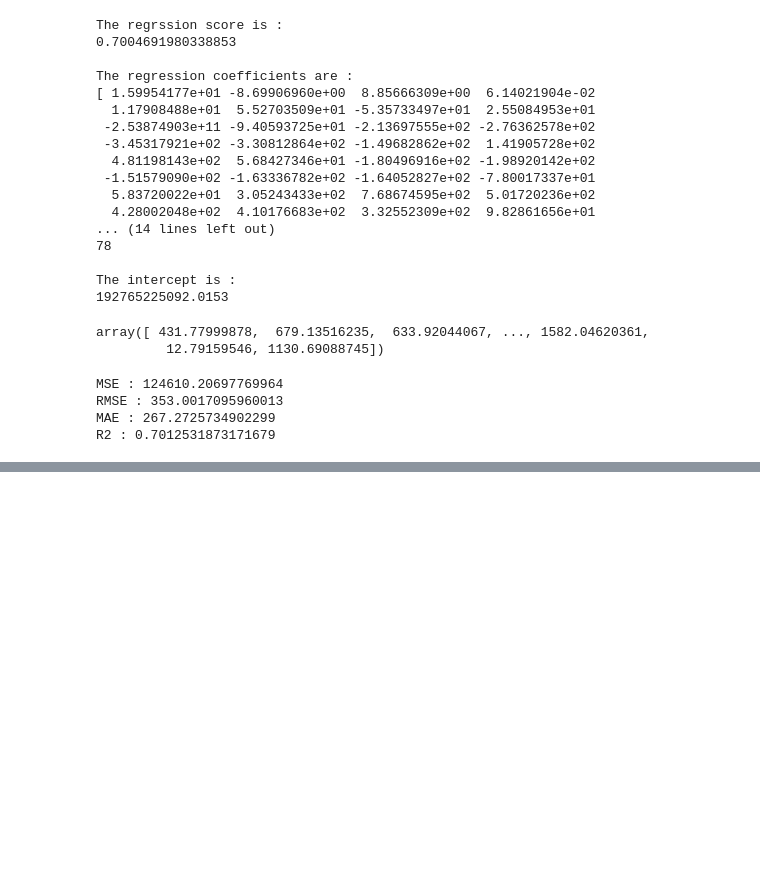
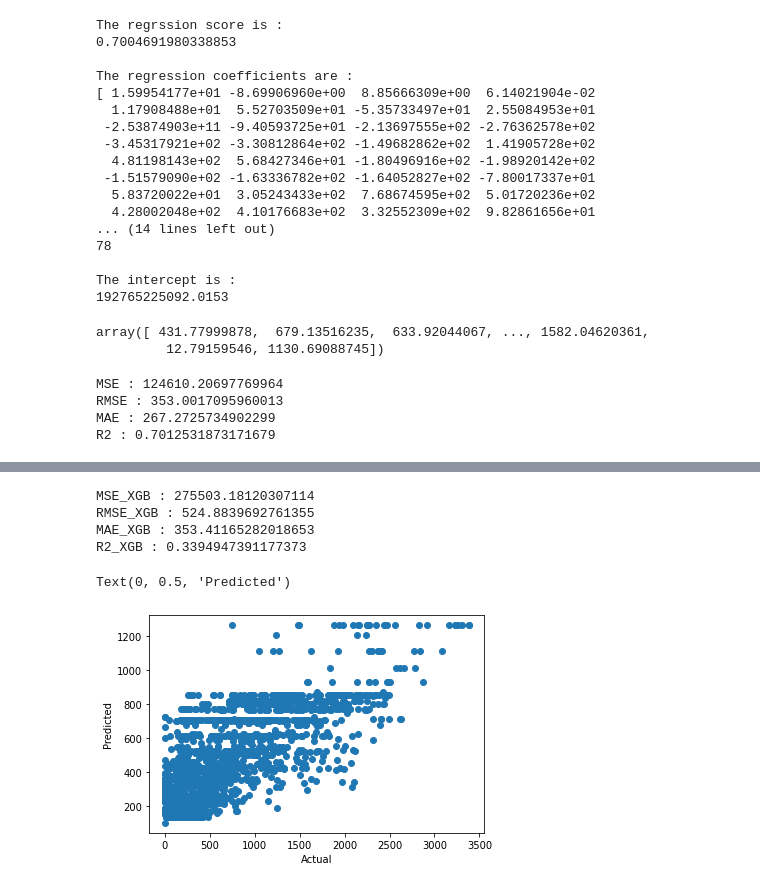
Before and after one commit to Bibhuti-MLAI/Bike-Sharing-Demand-Prediction, a Jupyter notebook: Bike_Sharing_Demand_Prediction_Capstone_Project.ipynb, the cells around one changed output, grey strips where cells are left out. Cells and saved outputs as stored; diff of their text form; code cells hidden in the pictures; blank space fills up the shorter version.

```diff
--- a/Bike_Sharing_Demand_Prediction_Capstone_Project.ipynb
+++ b/Bike_Sharing_Demand_Prediction_Capstone_Project.ipynb
@@ -367,0 +567,11 @@ R2 : 0.7012531873171679
+# %%
+import xgboost as xg
+# Instantiation
+xgb_r = xg.XGBRegressor(objective ='reg:linear',
+                  n_estimators = 10, seed = 123)
+# %%
+# Fitting the model
+xgb_r.fit(x_train,y_train)
+
+# Predict the model
+ypred_xgb = xgb_r.predict(x_test)
@@ -367,0 +580,28 @@ R2 : 0.7012531873171679
+# %%
+from sklearn.metrics import mean_squared_error
+MSE_XGB= mean_squared_error(y_test, ypred_xgb)
+print("MSE_XGB :",MSE_XGB)
+
+
+RMSE_XGB=np.sqrt(MSE_XGB)
+print("RMSE_XGB :",RMSE_XGB)
+
+
+MAE_XGB= mean_absolute_error(y_test, ypred_xgb)
+print("MAE_XGB :",MAE_XGB)
+
+from sklearn.metrics import r2_score
+R2_XGB= r2_score((y_test), (ypred_xgb))
+print("R2_XGB :",R2_XGB)
+# %% [output]
+MSE_XGB : 275503.18120307114
+RMSE_XGB : 524.8839692761355
+MAE_XGB : 353.41165282018653
+R2_XGB : 0.3394947391177373
+# %%
+plt.scatter(y_test, ypred_xgb)
+plt.xlabel('Actual')
+plt.ylabel('Predicted')
+# %% [output]
+Text(0, 0.5, 'Predicted')
+[figure, added]
```
Also changed, not shown: parts of 25 cells of this notebook.
